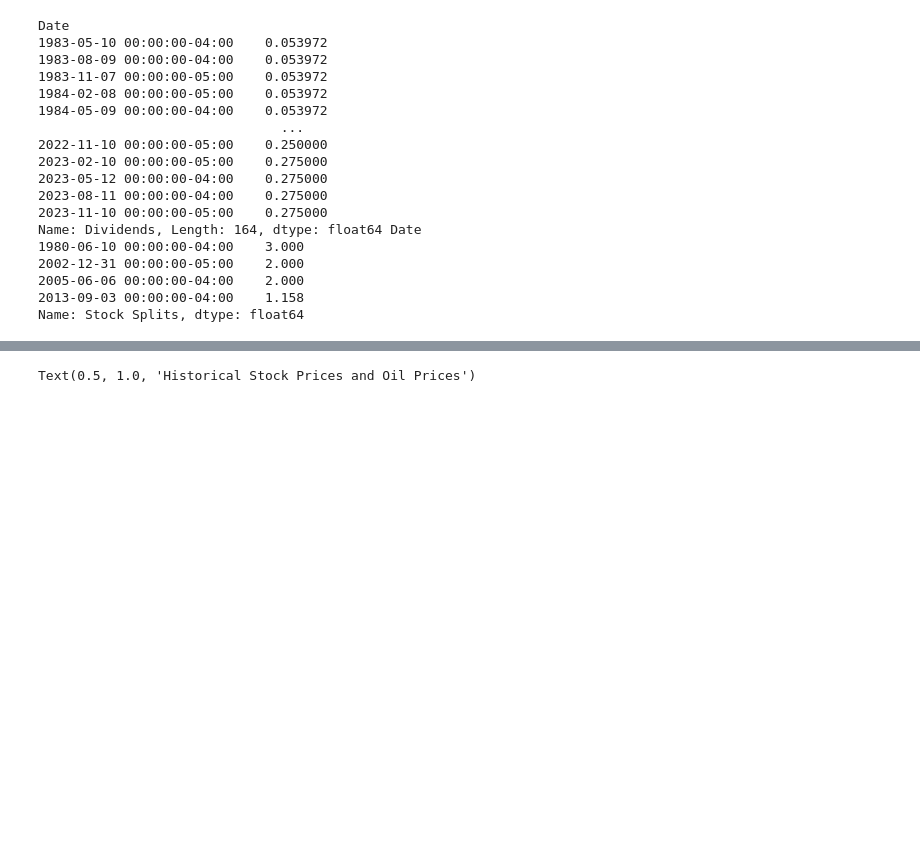
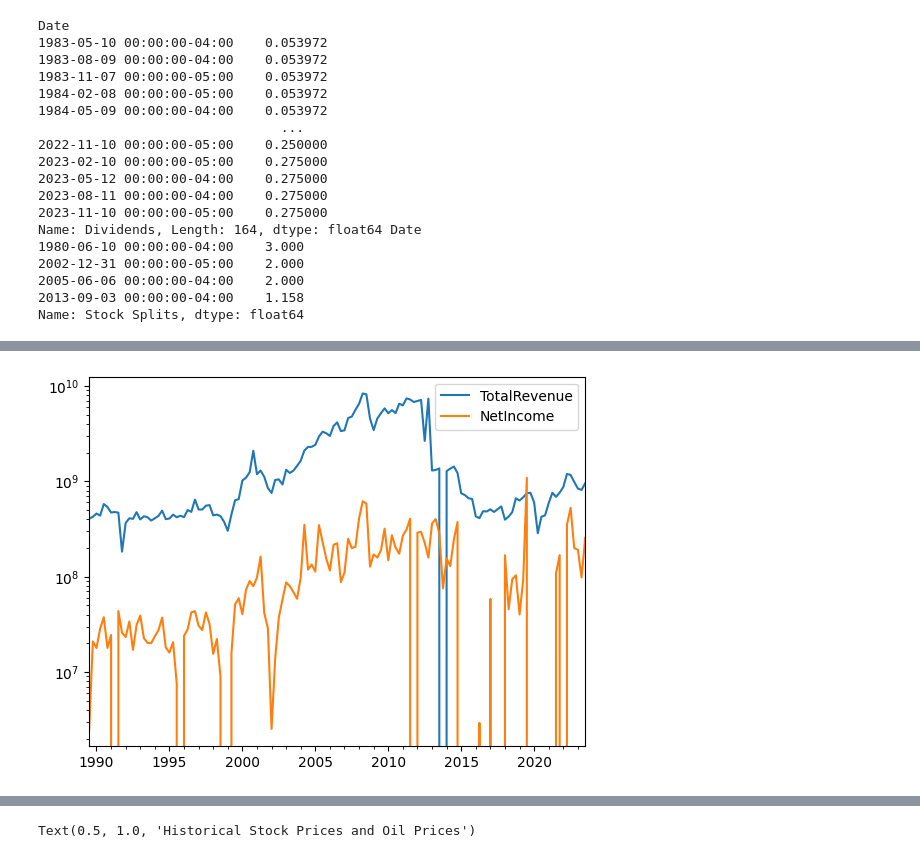
Before and after one commit to qq7933086/Finance-Analytics, a Jupyter notebook: notebooks/data_analytics.ipynb, the cells around one changed output, grey strips where cells are left out. Drawn from its saved outputs; the diff is of its cells as text; code cells hidden in the pictures; blank space fills up the shorter version.

```diff
--- a/notebooks/data_analytics.ipynb
+++ b/notebooks/data_analytics.ipynb
@@ -120,0 +221,13 @@ mur.quarterly_cashflow
+# %%
+# financials data files
+qfinancial_data = '../data/MUR_quarterly_financials.csv'
+afinancial_data = '../data/MUR_annual_financials.csv'
+# %%
+qfinancial_df = pd.read_csv(qfinancial_data, index_col=0, thousands=',')
+qfinancial_df = qfinancial_df.T
+qfinancial_df.columns = qfinancial_df.columns.str.replace('\t', '')
+qfinancial_df = qfinancial_df.drop('ttm')
+qfinancial_df.index = pd.to_datetime(qfinancial_df.index)
+qfinancial_df = qfinancial_df.rename_axis(None, axis=1)
+
+qfinancial_df.head()
@@ -120,0 +242,7 @@ mur.quarterly_cashflow
+# %%
+qfinancial_df[['TotalRevenue', 'NetIncome']].dropna().plot()
+# set y-scale in log
+ax = plt.gca()
+ax.set_yscale('log')
+# %% [output]
+[figure, added]
```
Also changed, not shown: parts of 24 cells of this notebook, 2 other files.
